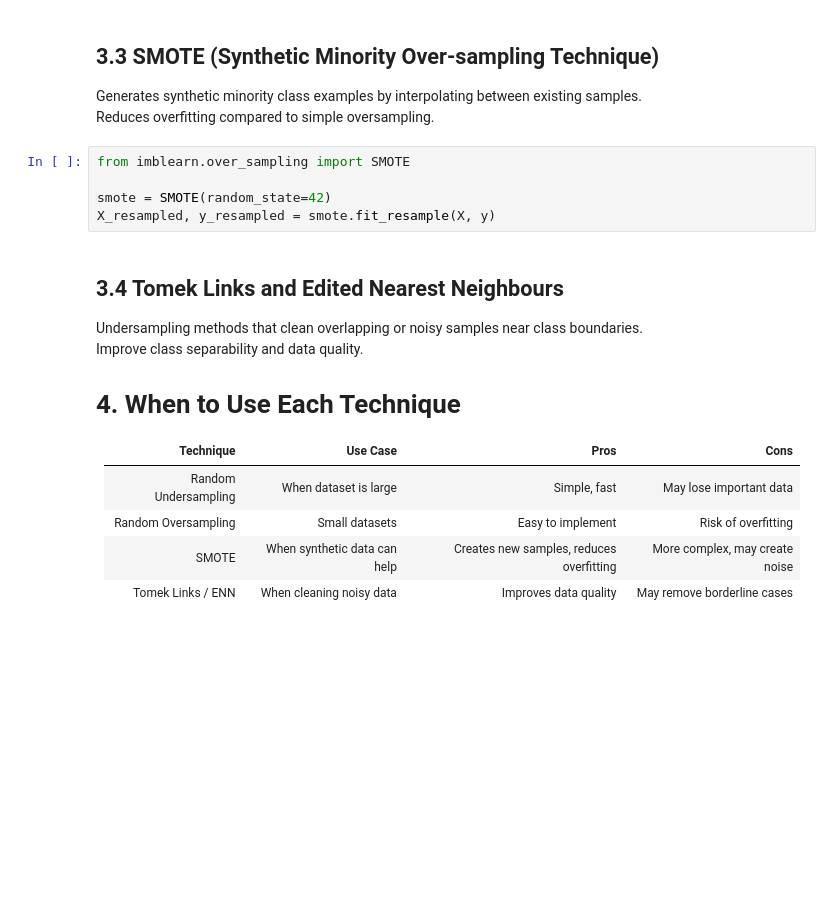
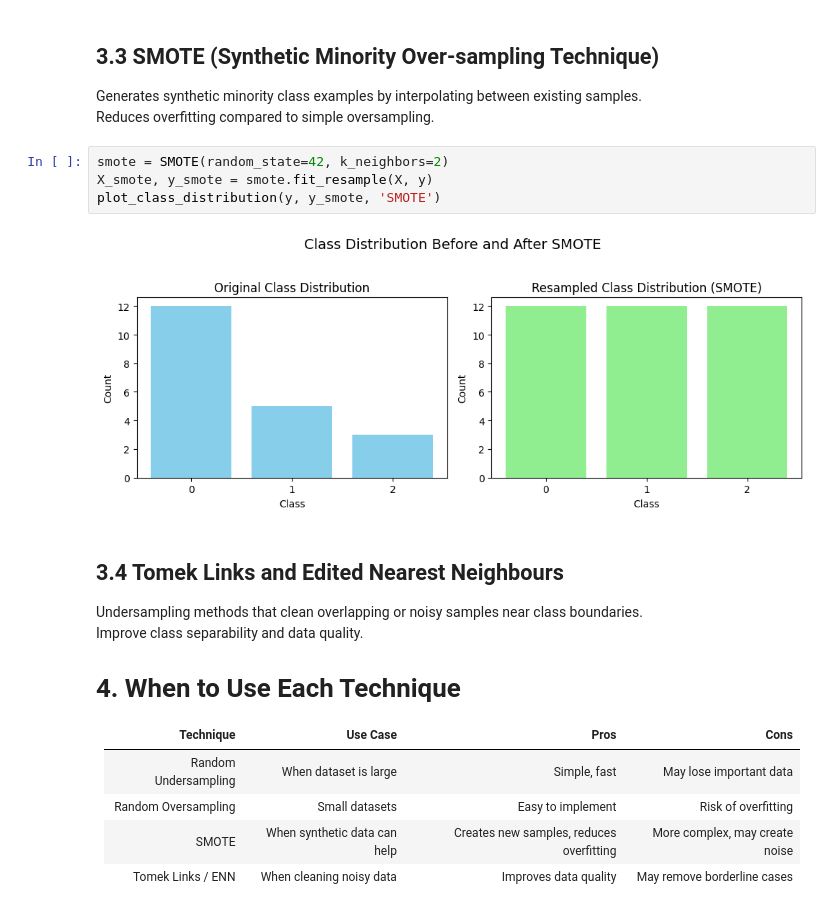
Before and after one commit to yk-data-science/ml-foundations-notebook, a Jupyter notebook: 02_preprocessing/general_preprocessing/data_balancing.ipynb, the cells around one changed output. Saved outputs shown, nothing was run; the diff lists cells and outputs as text; blank space fills up the shorter version.

```diff
--- a/02_preprocessing/general_preprocessing/data_balancing.ipynb
+++ b/02_preprocessing/general_preprocessing/data_balancing.ipynb
@@ -77,10 +74,11 @@ X_resampled, y_resampled = ros.fit_resample(X, y)
 Generates synthetic minority class examples by interpolating between existing samples.
 Reduces overfitting compared to simple oversampling.
 # %%
-from imblearn.over_sampling import SMOTE
-
-smote = SMOTE(random_state=42)
-X_resampled, y_resampled = smote.fit_resample(X, y)
+smote = SMOTE(random_state=42, k_neighbors=2)
+X_smote, y_smote = smote.fit_resample(X, y)
+plot_class_distribution(y, y_smote, 'SMOTE')
+# %% [output]
+[figure, added]
 # %% [markdown]
 ## 3.4 Tomek Links and Edited Nearest Neighbours
 
```
Also changed, not shown: parts of 3 cells of this notebook.
